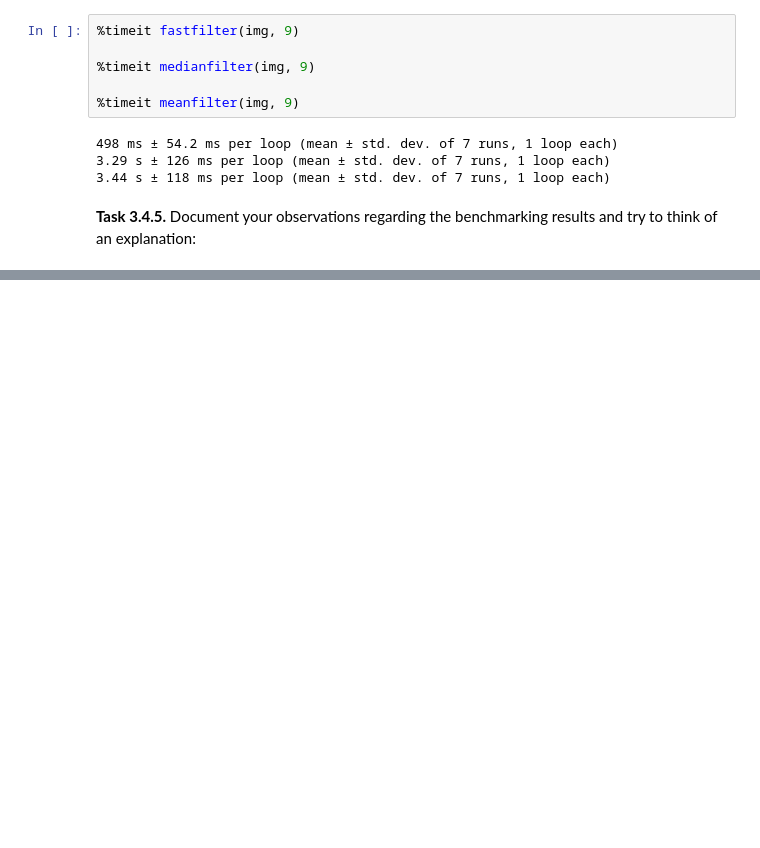
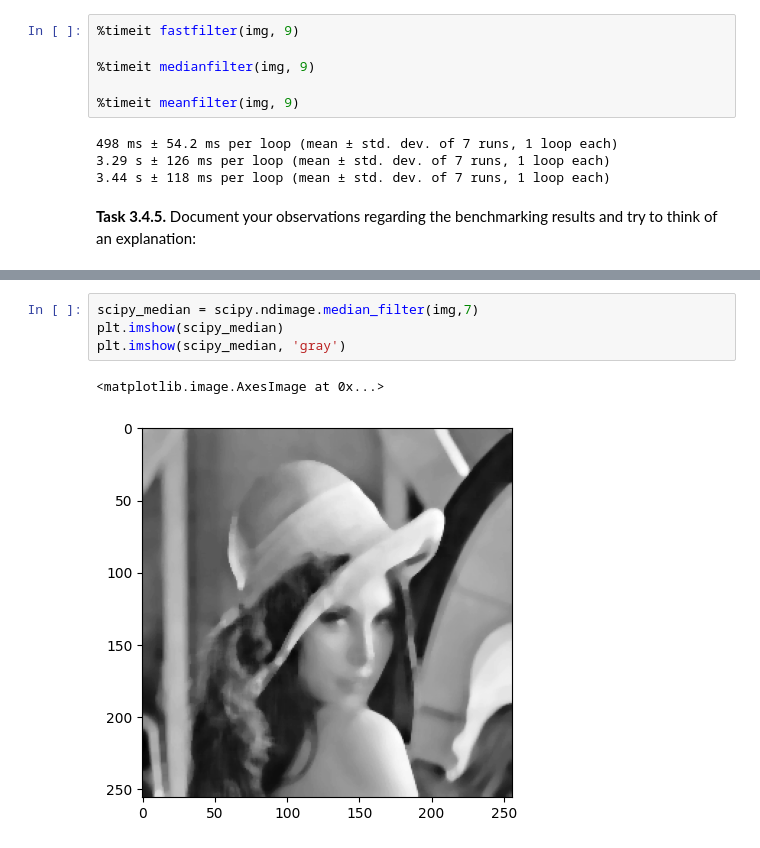
Before and after one commit to julia-maria3/mobi-fs3-python, a Jupyter notebook: task3.ipynb, the cells around one changed output, grey strips where cells are left out. Drawn from its saved outputs; the diff is of its cells as text; blank space fills up the shorter version.

```diff
--- a/task3.ipynb
+++ b/task3.ipynb
@@ -195,0 +220,7 @@ assert numpy.allclose(fast, img_filter5, atol=1/255)
+# %%
+scipy_median = scipy.ndimage.median_filter(img,7)
+plt.imshow(scipy_median)
+plt.imshow(scipy_median, 'gray')
+# %% [output]
+<matplotlib.image.AxesImage at 0x...>
+[figure, added]
```
Also changed, not shown: parts of 2 cells of this notebook, 1 other file.
